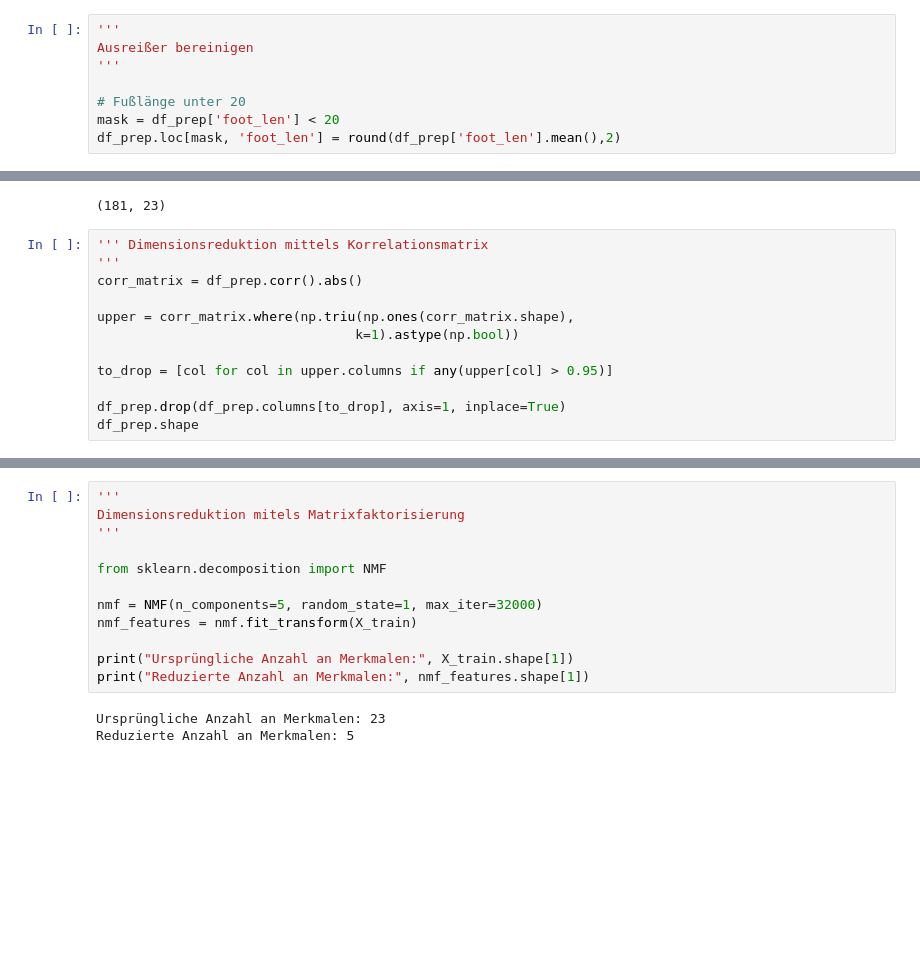
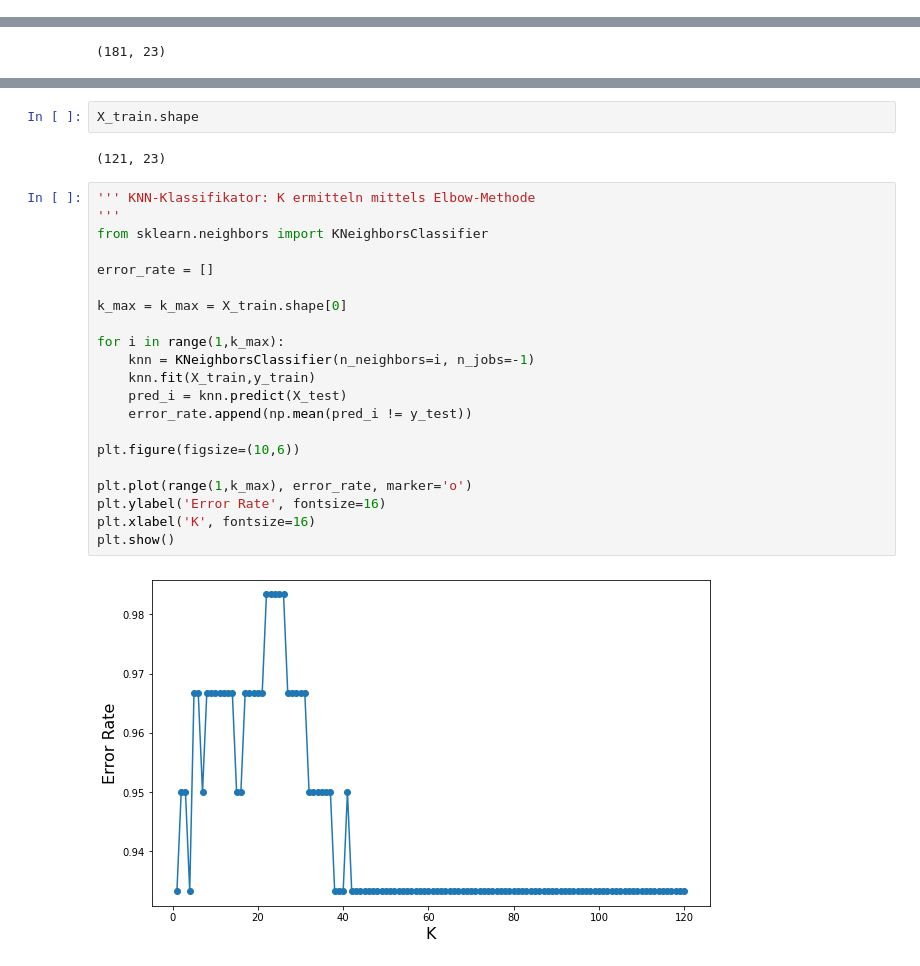
Before and after one commit to chalkiswhite/climbing-shoe-recommender, a Jupyter notebook: model_training.ipynb, the cells around one changed output, grey strips where cells are left out. Cells and saved outputs as stored; diff of their text form; blank space fills up the shorter version.

```diff
--- a/model_training.ipynb
+++ b/model_training.ipynb
@@ -265,27 +269,7 @@ Data columns (total 23 columns):
  22  gender_Weiblich   181 non-null    uint8
 dtypes: float64(4), int64(18), uint8(1)
 memory usage: 31.4 KB
-# %%
-'''
-Ausreißer bereinigen
-'''
-
-# Fußlänge unter 20
-mask = df_prep['foot_len'] < 20
-df_prep.loc[mask, 'foot_len'] = round(df_prep['foot_len'].mean(),2)
 # %%
 df_prep.shape
 # %% [output]
 (181, 23)
-# %%
-''' Dimensionsreduktion mittels Korrelationsmatrix
-'''
-corr_matrix = df_prep.corr().abs()
-
-upper = corr_matrix.where(np.triu(np.ones(corr_matrix.shape),
-                                 k=1).astype(np.bool))
-
-to_drop = [col for col in upper.columns if any(upper[col] > 0.95)]
-
-df_prep.drop(df_prep.columns[to_drop], axis=1, inplace=True)
-df_prep.shape
@@ -324,18 +306,30 @@ print("Reduzierte Anzahl an Merkmalen:", pca_features.shape[1])
 # %% [output]
 Ursprüngliche Anzahl an Merkmalen: 23
 Reduzierte Anzahl an Merkmalen: 17
-# %%
-'''
-Dimensionsreduktion mitels Matrixfaktorisierung
-'''
-
-from sklearn.decomposition import NMF
-
-nmf = NMF(n_components=5, random_state=1, max_iter=32000)
-nmf_features = nmf.fit_transform(X_train)
-
-print("Ursprüngliche Anzahl an Merkmalen:", X_train.shape[1])
-print("Reduzierte Anzahl an Merkmalen:", nmf_features.shape[1])
-# %% [output]
-Ursprüngliche Anzahl an Merkmalen: 23
-Reduzierte Anzahl an Merkmalen: 5
+# %%
+X_train.shape
+# %% [output]
+(121, 23)
+# %%
+''' KNN-Klassifikator: K ermitteln mittels Elbow-Methode
+'''
+from sklearn.neighbors import KNeighborsClassifier
+
+error_rate = []
+
+k_max = k_max = X_train.shape[0]
+
+for i in range(1,k_max):
+    knn = KNeighborsClassifier(n_neighbors=i, n_jobs=-1)
+    knn.fit(X_train,y_train)
+    pred_i = knn.predict(X_test)
+    error_rate.append(np.mean(pred_i != y_test))
+
+plt.figure(figsize=(10,6))
+
+plt.plot(range(1,k_max), error_rate, marker='o')
+plt.ylabel('Error Rate', fontsize=16)
+plt.xlabel('K', fontsize=16)
+plt.show()
+# %% [output]
+[figure, added]
```
Also changed, not shown: parts of 7 cells of this notebook.
